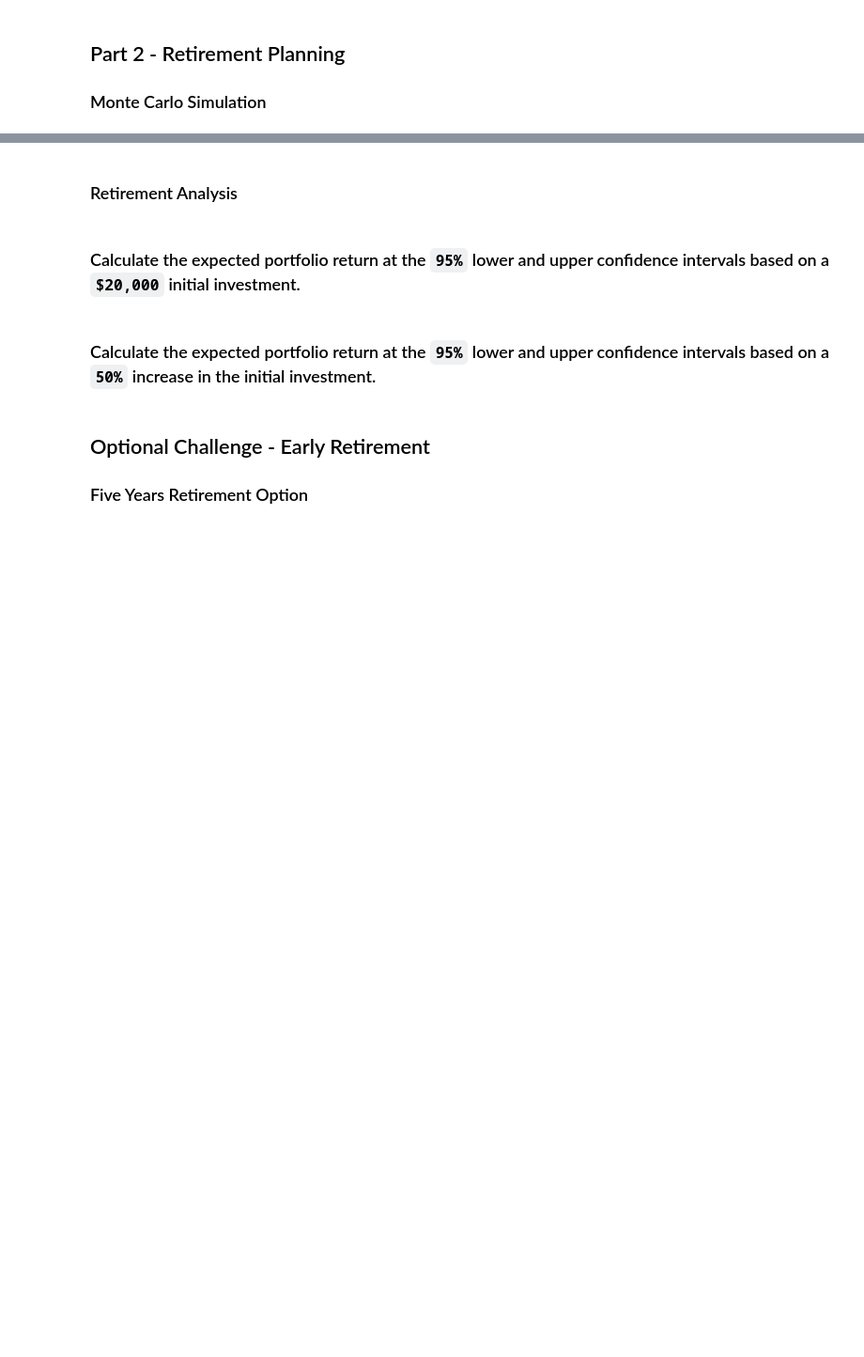
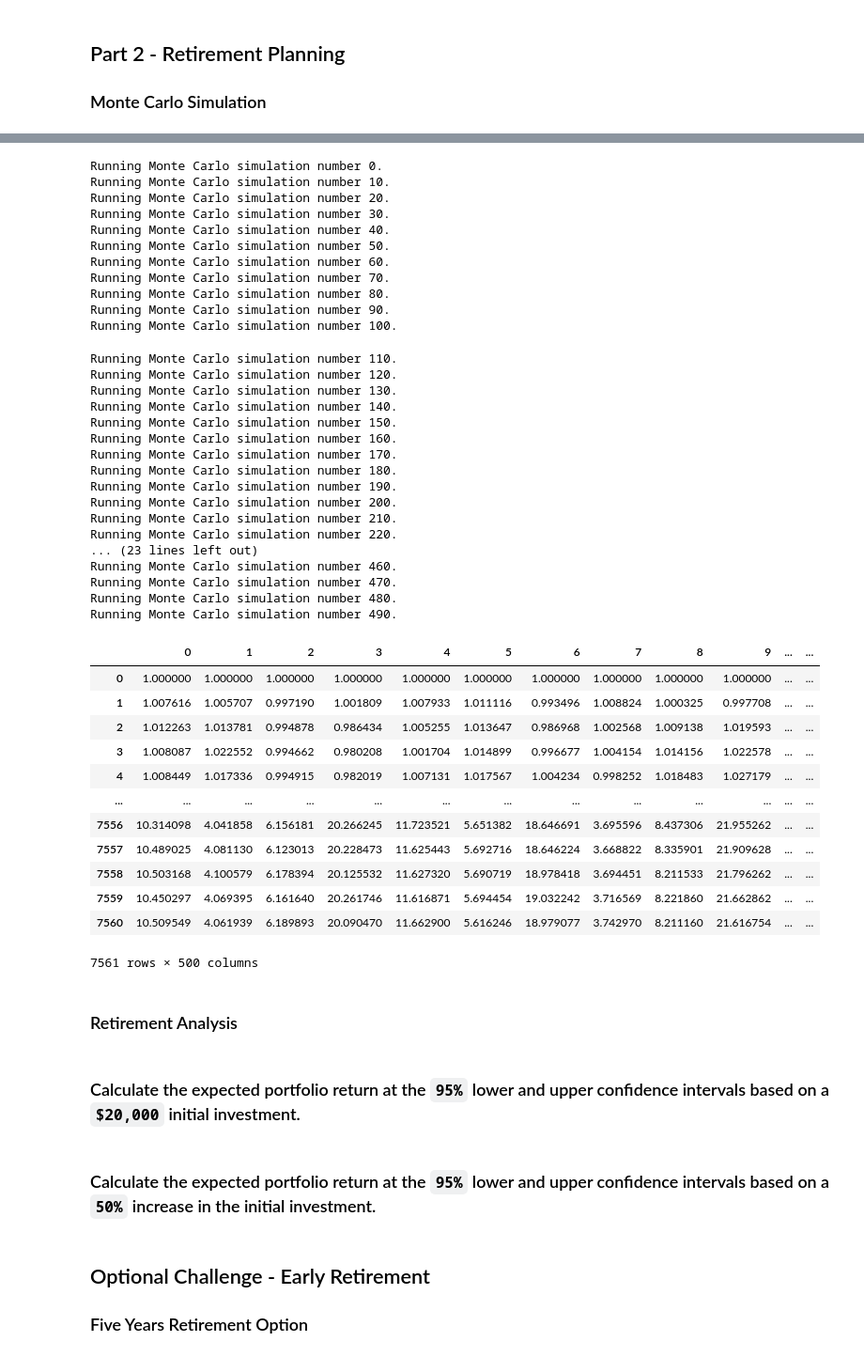
Before and after one commit to brianchangpe/05_API_HW, a Jupyter notebook: financial-planner.ipynb, the cells around one changed output, grey strips where cells are left out. Shown at 94% size. Cells and saved outputs as stored; diff of their text form; code cells hidden in the pictures; blank space fills up the shorter version.

```diff
--- a/financial-planner.ipynb
+++ b/financial-planner.ipynb
@@ -191,14 +219,21 @@ end_date = pd.Timestamp('2021-05-01', tz='America/New_York').isoformat()
 # %%
 # Get 5 years' worth of historical data for SPY and AGG
-# YOUR CODE HERE!
+df_stock_data = api.get_bars(
+    tickers,
+    timeframe,
+    start= start_date,
+    end=end_date,
+).df
 
 # Reorganize the DataFrame
 # Separate ticker data
-# YOUR CODE HERE!
-
+R_AGG = df_stock_data[df_stock_data['symbol']=='AGG'].drop('symbol', axis=1)
+R_SPY = df_stock_data[df_stock_data['symbol']=='SPY'].drop('symbol', axis=1)
 
 # Concatenate the ticker DataFrames
-# YOUR CODE HERE!
+df_stock_data = pd.concat([R_AGG, R_SPY], axis=1, keys=['AGG', 'SPY'])
+df_stock_data.index = df_stock_data.index.date
+
 
 # Display sample data
 df_stock_data.head()
@@ -204,0 +248,12 @@ df_stock_data.head()
+# %%
+# Configuring a Monte Carlo simulation to forecast 30 years cumulative returns
+MC_thirtyyear = MCSimulation(
+    portfolio_data = df_stock_data,
+    weights = [.40, .60],
+    num_simulation = 500,
+    num_trading_days = 252*30
+)
+'''
+For the weights, I just took the 50 spy share value and divided it to the total share values.  Came out 51% and AGG was 49%
+Correction, I just read the readme and it said to do a 40/60 (bonds/stocks) split.
+'''
@@ -205,3 +273,45 @@ df_stock_data.head()
 # %%
-# Configuring a Monte Carlo simulation to forecast 30 years cumulative returns
-# YOUR CODE HERE!
+# Running a Monte Carlo simulation to forecast 30 years cumulative returns
+MC_thirtyyear.calc_cumulative_return()
+# %% [output]
+Running Monte Carlo simulation number 0.
+Running Monte Carlo simulation number 10.
+Running Monte Carlo simulation number 20.
+Running Monte Carlo simulation number 30.
+Running Monte Carlo simulation number 40.
+Running Monte Carlo simulation number 50.
+Running Monte Carlo simulation number 60.
+Running Monte Carlo simulation number 70.
+Running Monte Carlo simulation number 80.
+Running Monte Carlo simulation number 90.
+Running Monte Carlo simulation number 100.
+Running Monte Carlo simulation number 110.
+Running Monte Carlo simulation number 120.
+Running Monte Carlo simulation number 130.
+Running Monte Carlo simulation number 140.
+Running Monte Carlo simulation number 150.
+Running Monte Carlo simulation number 160.
+Running Monte Carlo simulation number 170.
+Running Monte Carlo simulation number 180.
+Running Monte Carlo simulation number 190.
+Running Monte Carlo simulation number 200.
+Running Monte Carlo simulation number 210.
+Running Monte Carlo simulation number 220.
+... (23 lines left out)
+Running Monte Carlo simulation number 460.
+Running Monte Carlo simulation number 470.
+Running Monte Carlo simulation number 480.
+Running Monte Carlo simulation number 490.
+|  | 0 | 1 | 2 | 3 | 4 | 5 | 6 | 7 | 8 | 9 | ... | ... |
+| 0 | 1.000000 | 1.000000 | 1.000000 | 1.000000 | 1.000000 | 1.000000 | 1.000000 | 1.000000 | 1.000000 | 1.000000 | ... | ... |
+| 1 | 1.007616 | 1.005707 | 0.997190 | 1.001809 | 1.007933 | 1.011116 | 0.993496 | 1.008824 | 1.000325 | 0.997708 | ... | ... |
+| 2 | 1.012263 | 1.013781 | 0.994878 | 0.986434 | 1.005255 | 1.013647 | 0.986968 | 1.002568 | 1.009138 | 1.019593 | ... | ... |
+| 3 | 1.008087 | 1.022552 | 0.994662 | 0.980208 | 1.001704 | 1.014899 | 0.996677 | 1.004154 | 1.014156 | 1.022578 | ... | ... |
+| 4 | 1.008449 | 1.017336 | 0.994915 | 0.982019 | 1.007131 | 1.017567 | 1.004234 | 0.998252 | 1.018483 | 1.027179 | ... | ... |
+| ... | ... | ... | ... | ... | ... | ... | ... | ... | ... | ... | ... | ... |
+| 7556 | 10.314098 | 4.041858 | 6.156181 | 20.266245 | 11.723521 | 5.651382 | 18.646691 | 3.695596 | 8.437306 | 21.955262 | ... | ... |
+| 7557 | 10.489025 | 4.081130 | 6.123013 | 20.228473 | 11.625443 | 5.692716 | 18.646224 | 3.668822 | 8.335901 | 21.909628 | ... | ... |
+| 7558 | 10.503168 | 4.100579 | 6.178394 | 20.125532 | 11.627320 | 5.690719 | 18.978418 | 3.694451 | 8.211533 | 21.796262 | ... | ... |
+| 7559 | 10.450297 | 4.069395 | 6.161640 | 20.261746 | 11.616871 | 5.694454 | 19.032242 | 3.716569 | 8.221860 | 21.662862 | ... | ... |
+| 7560 | 10.509549 | 4.061939 | 6.189893 | 20.090470 | 11.662900 | 5.616246 | 18.979077 | 3.742970 | 8.211160 | 21.616754 | ... | ... |
+7561 rows × 500 columns
```
Also changed, not shown: parts of 12 cells of this notebook.
